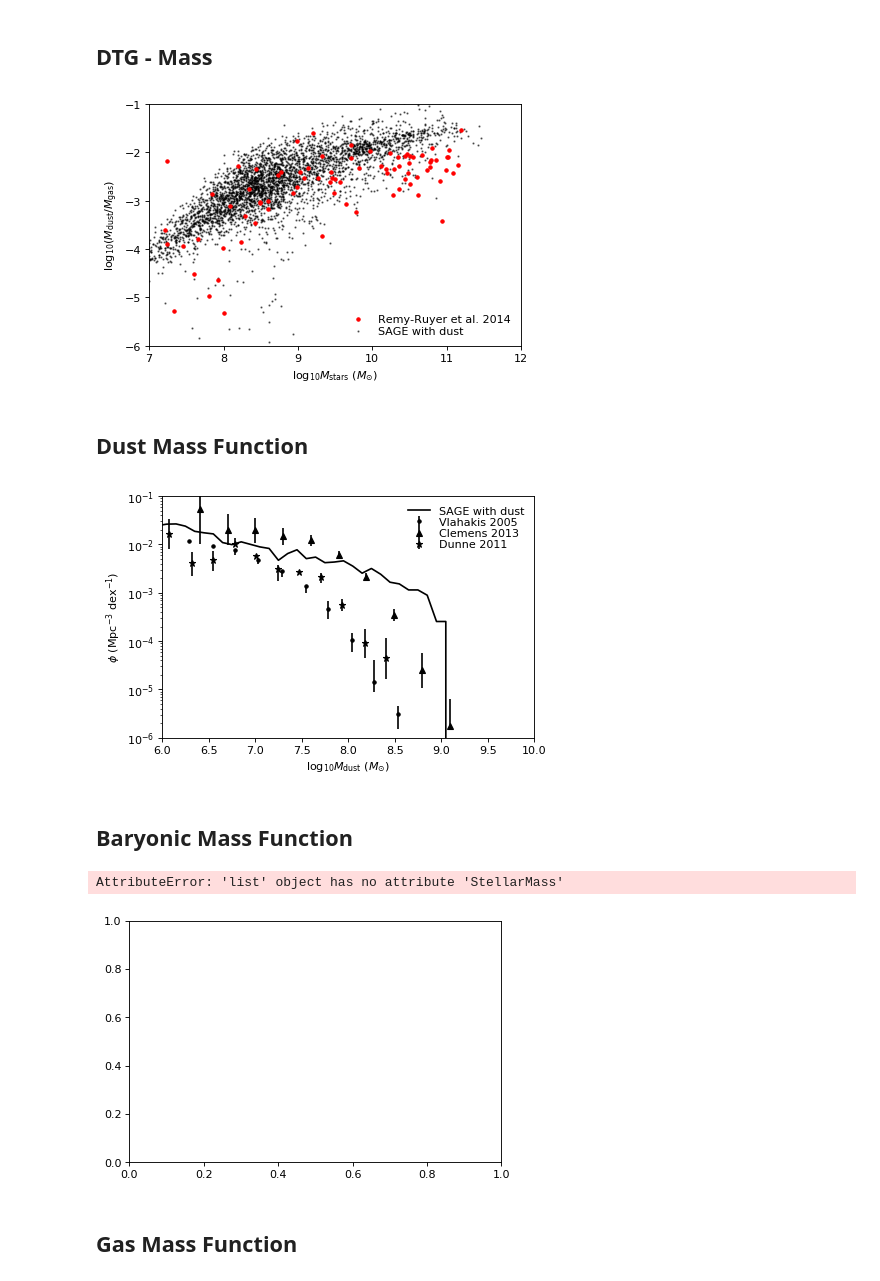
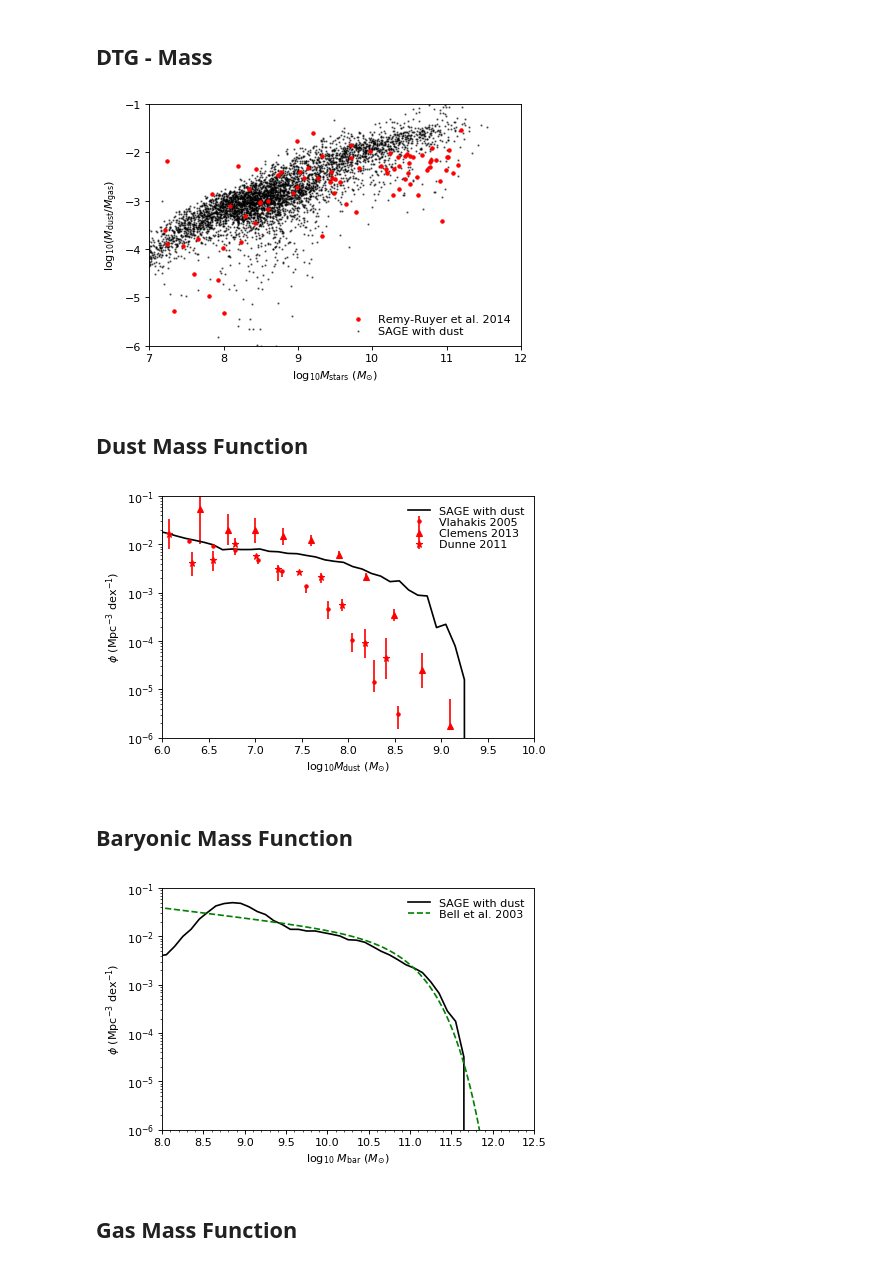
Before and after one commit to darrencroton/sage, a Jupyter notebook: analysis/allresults-new.ipynb, the cells around one changed output. Drawn from its saved outputs; the diff is of its cells as text; code cells hidden in the pictures.

Commit message:
incorporated history.py in allresults-new

```diff
--- a/analysis/allresults-new.ipynb
+++ b/analysis/allresults-new.ipynb
@@ -9,16 +6,17 @@ import numpy
 from random import sample, seed
 # %%
 Hubble_h = 0.73
-BoxSize = ((62.5**3) * (1/8))**(1/3)
+BoxSize = 62.5
 #BoxSize = ((500**3) * (32/512))**(1/3)
 dilute = 5000
 sSFRcut = -11.0
 # %%
-directory = '../src/auxdata/trees/play/'
+directory = '../src/auxdata/trees/dust/'
 filename = 'model'
-redshift = [0.000]
+redshift = [0.000, 1.386, 2.070, 3.060, 4.179, 5.289, 6.197, 7.272]
 firstfile = 0
-lastfile = 0
+lastfile = 7
+MaxTreeFiles = lastfile - firstfile + 1
 # %%
 def galdtype():
 	# Define the data-type for the public version of SAGE
@@ -190,6 +188,9 @@ def galdtype2():
         ('SfrBulge'                     , np.float32),
         ('SfrDiskZ'                     , np.float32),
         ('SfrBulgeZ'                    , np.float32),
+        ('dustdotform'                  , np.float32),
+        ('dustdotgrowth'                    , np.float32),
+        ('dustdotdestruct'                    , np.float32),
         ('Sfr'                          , (np.float32, 64)),
         ('DiskRadius'                   , np.float32),
         ('Cooling'                      , np.float32),
@@ -220,12 +221,14 @@ Galdesc = galdtype2()
 #Galdesc1 = galdtype1()
 #Galdesc2 = galdtype2()
 
+G_history = [0]*len(redshift)
 for i in range(len(redshift)):
     G_snap = []
     G_snap1 = []
     G_snap2 = []
     GalsTree = []
 
+    goodfile = 0
     for k in range(firstfile, lastfile+1):
         name = (directory+filename+'_z'+f'{redshift[i]:.3f}'+'_'+f'{k}')
         G = read_one_file(name, Galdesc)
@@ -233,3 +236,5 @@ for i in range(len(redshift)):
 
     G_snap = np.array(G_snap)
     G_snap = G_snap.view(recarray)
+
+    G_history[i] = G_snap
@@ -445,10 +454,10 @@ seed(2222)
 plt.figure()
 ax = plt.subplot(111)
 
-w = np.where((G_snap.MetalsColdGas > 0) & (G_snap.ColdDust > 0))[0]
+w = np.where((G_history[0].MetalsColdGas > 0) & (G_history[0].ColdDust > 0))[0]
 if(len(w) > dilute): w = sample(list(w), dilute)
-mass = np.log10(G_snap.StellarMass[w] * 1.e10 / Hubble_h)
-DTG = np.log10(G_snap.ColdDust[w]/G_snap.ColdGas[w])
+mass = np.log10(G_history[0].StellarMass[w] * 1.e10 / Hubble_h)
+DTG = np.log10(G_history[0].ColdDust[w]/G_history[0].ColdGas[w])
 
 plt.scatter(mass, DTG, marker='o', s=1, c='k', alpha=0.5, label='SAGE with dust')
 plt.plot(logstar_rr, DTG_rr, 'r.' , label='Remy-Ruyer et al. 2014')
@@ -462,9 +471,10 @@ leg = plt.legend(loc=0, numpoints=1, labelspacing=0.1)
 leg.draw_frame(False)  # Don't want a box frame
 for t in leg.get_texts():  # Reduce the size of the text
     t.set_fontsize('medium')
-#plt.savefig('DTG-mass.png')
+
+plt.savefig('plots/DTG-mass-mini.png')
 # %% [output]
-[figure, old version]
+[figure, new version]
 # %% [markdown]
 ## Dust Mass Function
 # %%
@@ -473,8 +483,8 @@ ax = plt.subplot(111)
 
 binwidth = 0.1
 
-w = np.where(G_snap.ColdDust > 0.0)[0]
-mass = np.log10(G_snap.ColdDust[w] * 1.e10 / Hubble_h)
+w = np.where(G_history[0].ColdDust > 0.0)[0]
+mass = np.log10(G_history[0].ColdDust[w] * 1.e10 / Hubble_h)
 
 mi = np.floor(min(mass)) - 2
 ma = np.floor(max(mass)) + 2
@@ -493,21 +503,21 @@ vlahakis_y = np.array([-1.928, -2.033, -2.122, -2.329, -2.554, -2.859, -3.344, -
 vlahakis_yerr = np.array([(0.0, 0), (0.0, 0.0), (0.097, 0), (0.081, 0), (0.122, 0), (0.149, 0), (0.205, 0.177), (0.246, 0.138), (0.216, 0.448), (0.301, 0.163)]).T
 vlahakis_yerr[0] = 10**vlahakis_y - 10**(vlahakis_y - vlahakis_yerr[0])
 vlahakis_yerr[1] = 10**(vlahakis_y + vlahakis_yerr[1]) - 10**vlahakis_y
-plt.errorbar(vlahakis_x, 10**vlahakis_y, vlahakis_yerr, fmt='k.', label='Vlahakis 2005')
+plt.errorbar(vlahakis_x, 10**vlahakis_y, vlahakis_yerr, fmt='r.', label='Vlahakis 2005')
 
 clemens_x = np.array([6.405, 6.706, 7.003, 7.304, 7.605, 7.903, 8.196, 8.497, 8.798, 9.096])
 clemens_y = np.array([-1.27, -1.696, -1.697, -1.829, -1.917, -2.212, -2.676, -3.454, -4.607, -5.749])
 clemens_yerr = np.array([(0.719, 0.281), (0.322, 0.319), (0.273, 0.239), (0.186, 0.166), (0.112, 0.104), (0.094, 0.073), (0.0, 0.093), (0.126, 0.114), (0.361, 0.364), (0.0, 0.545)]).T
 clemens_yerr[0] = 10**clemens_y - 10**(clemens_y - clemens_yerr[0])
 clemens_yerr[1] = 10**(clemens_y + clemens_yerr[1]) - 10**clemens_y
-plt.errorbar(clemens_x, 10**clemens_y, clemens_yerr, fmt='k^', label='Clemens 2013')
+plt.errorbar(clemens_x, 10**clemens_y, clemens_yerr, fmt='r^', label='Clemens 2013')
 
 dunne_x = np.array([6.071, 6.318, 6.546, 6.784, 7.011, 7.243, 7.470, 7.711, 7.931, 8.178, 8.409])
 dunne_y = np.array([-1.778, -2.391, -2.320, -1.991, -2.234, -2.517, -2.568, -2.675, -3.248, -4.048, -4.356])
 dunne_yerr = np.array([(0.313, 0.313), (0.258, 0.234), (0.229, 0.188), (0.0, 0.117), (0.0, 0.0), (0.233, 0.083), (0.0, 0.0), (0.112, 0.082), (0.124, 0.118), (0.309, 0.301), (0.433, 0.431)]).T
 dunne_yerr[0] = 10**dunne_y - 10**(dunne_y - dunne_yerr[0])
 dunne_yerr[1] = 10**(dunne_y + dunne_yerr[1]) - 10**dunne_y
-plt.errorbar(dunne_x, 10**dunne_y, dunne_yerr, fmt='k*', label='Dunne 2011')
+plt.errorbar(dunne_x, 10**dunne_y, dunne_yerr, fmt='r*', label='Dunne 2011')
 
 plt.yscale('log', nonposy='clip')
 plt.axis([6.0, 10.0, 1.0e-6, 1.0e-1])
@@ -520,9 +530,9 @@ leg.draw_frame(False)  # Don't want a box frame
 for t in leg.get_texts():  # Reduce the size of the text
     t.set_fontsize('medium')
 
-#plt.savefig('DMF.png')
+plt.savefig('plots/DMF-mini.png')
 # %% [output]
-[figure, old version]
+[figure, new version]
 # %%
 w = np.where(G_snap2.ColdDust > 0)[0]
 mass2 = np.log10(G_snap2.ColdDust[w] * 1.e10 / Hubble_h)
@@ -535,52 +545,46 @@ ax = plt.subplot(111)
 
 binwidth = 0.1
 
-w = np.where(G_snap.StellarMass + G_snap.ColdGas > 0.0)[0]
-mass = np.log10((G_snap.StellarMass[w] + G_snap.ColdGas[w]) * 1.0e10 / Hubble_h)
-w1 = np.where(G_snap1.StellarMass + G_snap1.ColdGas > 0.0)[0]
-mass1 = np.log10((G_snap1.StellarMass[w1] + G_snap1.ColdGas[w1]) * 1.0e10 / Hubble_h)
+w = np.where(G_history[0].StellarMass + G_history[0].ColdGas > 0.0)[0]
+mass = np.log10((G_history[0].StellarMass[w] + G_history[0].ColdGas[w]) * 1.0e10 / Hubble_h)
 
 mi = np.floor(min(mass)) - 2
 ma = np.floor(max(mass)) + 2
 NB = int((ma - mi) / binwidth)
 
 (counts, binedges) = np.histogram(mass, range=(mi, ma), bins=NB)
-(counts1, binedges1) = np.histogram(mass1, range=(mi, ma), bins=NB)
 
 # Set the x-axis values to be the centre of the bins
 xaxeshisto = binedges[:-1] + 0.5 * binwidth
-xaxeshisto1 = binedges1[:-1] + 0.5 * binwidth
 
-plt.plot(xaxeshisto, counts / (BoxSize/Hubble_h)**3 / binwidth, 'k-', label='Default')
-plt.plot(xaxeshisto1, counts1/ (BoxSize/Hubble_h)**3 / binwidth, 'k:', label='New yield')
+plt.plot(xaxeshisto, counts / (BoxSize/Hubble_h)**3 / binwidth, 'k-', label='SAGE with dust')
 
 # Bell et al. 2003 BMF (h=1.0 converted to h=0.73)
 M = np.arange(7.0, 13.0, 0.01)
 Mstar = np.log10(5.3*1.0e10 /Hubble_h/Hubble_h)
 alpha = -1.21
 phistar = 0.0108 * Hubble_h**3
 xval = 10.0 ** (M-Mstar)
 yval = np.log(10.) * phistar * xval ** (alpha+1) * np.exp(-xval)
 plt.plot(np.log10(10.0**M /0.7 /1.8), yval, 'g--', lw=1.5, label='Bell et al. 2003')  # Plot the SMF
 
 plt.yscale('log', nonposy='clip')
 plt.axis([8.0, 12.5, 1.0e-6, 1.0e-1])
 
 ax.xaxis.set_minor_locator(plt.MultipleLocator(0.1))
 
 plt.ylabel(r'$\phi\ (\mathrm{Mpc}^{-3}\ \mathrm{dex}^{-1})$')  # Set the y...
 plt.xlabel(r'$\log_{10}\ M_{\mathrm{bar}}\ (M_{\odot})$')  # and the x-axis labels
 
 leg = plt.legend(loc=0, numpoints=1, labelspacing=0.1)
 leg.draw_frame(False)  # Don't want a box frame
 for t in leg.get_texts():  # Reduce the size of the text
     t.set_fontsize('medium')
 
-#plt.savefig('plots/BMF-new-yield.png')
+plt.savefig('plots/BMF-mini.png')
 plt.show()
 # %% [output]
-AttributeError: 'list' object has no attribute 'StellarMass'
-[figure, old version]
+[figure, new version]
 # %% [markdown]
 ## Gas Mass Function
 # %%
```
Also changed, not shown: parts of 32 cells of this notebook, 1 other file.
